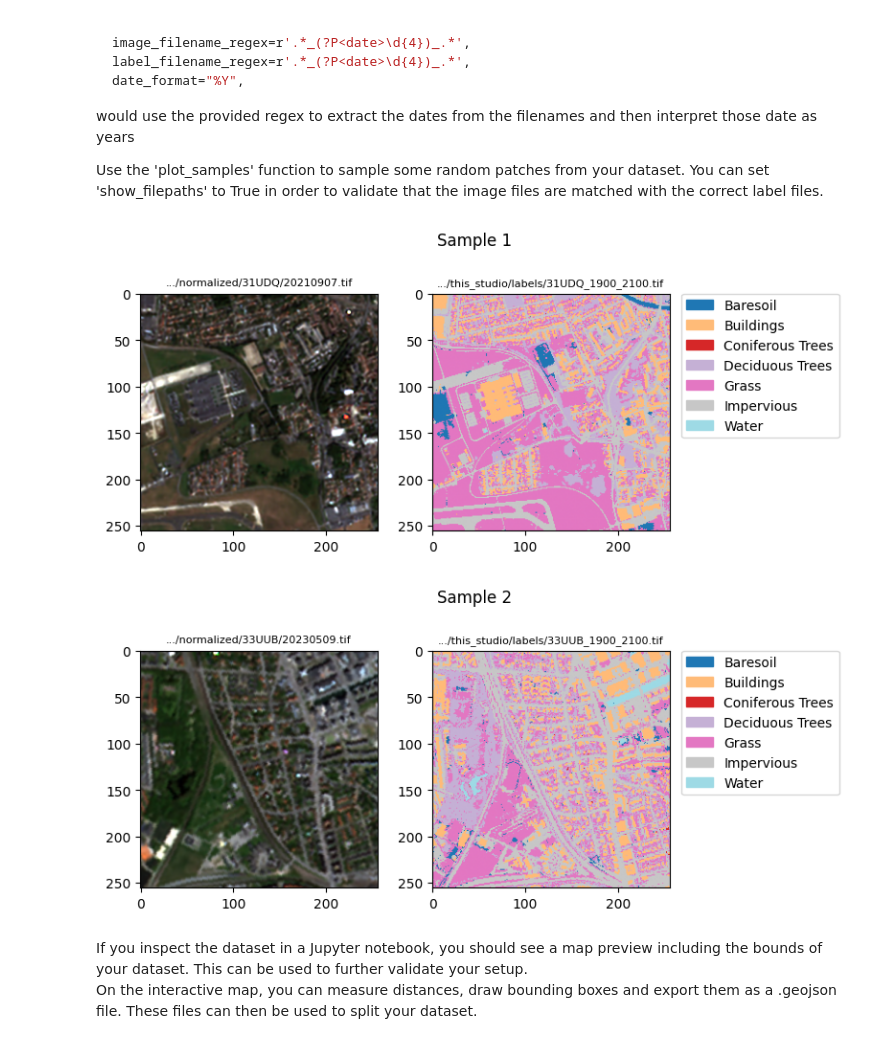
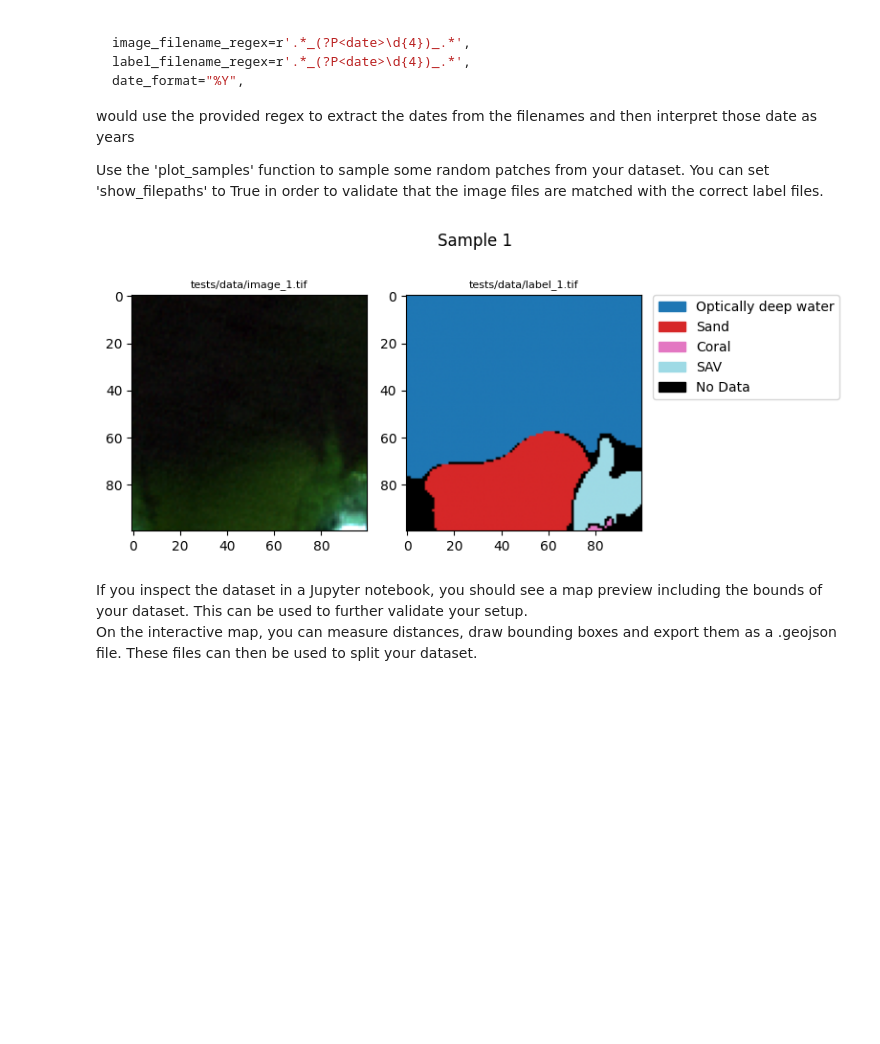
Before and after one commit to DHI/eotorch, a Jupyter notebook: notebooks/segmentation.ipynb, the cells around one changed output. Cells and saved outputs as stored; diff of their text form; code cells hidden in the pictures; blank space fills up the shorter version.

```diff
--- a/notebooks/segmentation.ipynb
+++ b/notebooks/segmentation.ipynb
@@ -10,18 +10,14 @@ from eotorch.data import (
     get_segmentation_dataset,
 )
 
-# Class mapping for the test data (extracted from 34VCK Sentinel-2 tile)
+# class mapping, for plotting and clarity only, not required
 class_mapping = {
-    1: "Trees",
-    2: "Shrub",
-    3: "Grass",
-    4: "Water",
+    1: "Optically deep water",
+    2: "Sand",
+    3: "Coral",
+    4: "SAV",
 }
-
-# Using the test data included in the repository
 DATASET_DIR = Path("tests/data")
-IMG_DIR = DATASET_DIR
-LABEL_DIR = DATASET_DIR
 # %% [markdown]
 ### Normalization and other preprocessing
 # %%
@@ -48,20 +44,19 @@ would use the provided regex to extract the dates from the filenames and then in
 Use the 'plot_samples' function to sample some random patches from your dataset. You can set 'show_filepaths' to True in order to validate that the image files are matched with the correct label files.
 # %%
 ds = get_segmentation_dataset(
-    images_dir=IMG_DIR,
-    labels_dir=LABEL_DIR,
+    images_dir=DATASET_DIR,
+    labels_dir=DATASET_DIR,
     image_glob="image_*.tif",
     label_glob="label_*.tif",
     all_image_bands=("red", "green", "blue"),
     rgb_bands=("red", "green", "blue"),
     class_mapping=class_mapping,
-    reduce_zero_label=False,
+    reduce_zero_label=True,
     cache_size=1,
 )
-ds.plot_samples(n=2, patch_size=64, show_filepaths=True)
+ds.plot_samples(n=1, patch_size=100, show_filepaths=True)
 # %% [output]
-[figure, old version]
+[figure, new version]
-[figure, removed]
 # %% [markdown]
 If you inspect the dataset in a Jupyter notebook, you should see a map preview including the bounds of your dataset. This can be used to further validate your setup.
 On the interactive map, you can measure distances, draw bounding boxes and export them as a .geojson file. These files can then be used to split your dataset.
```
Also changed, not shown: parts of 7 cells of this notebook, 1 other file.
